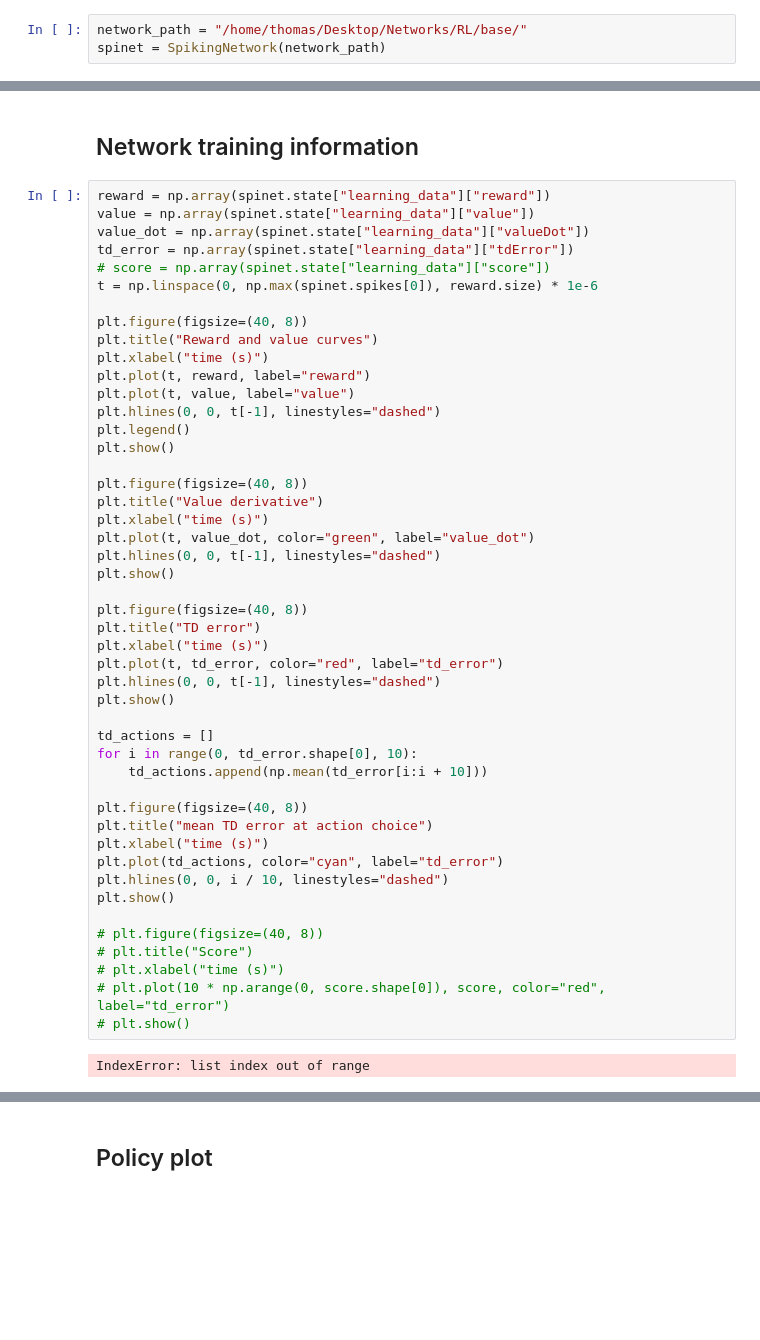
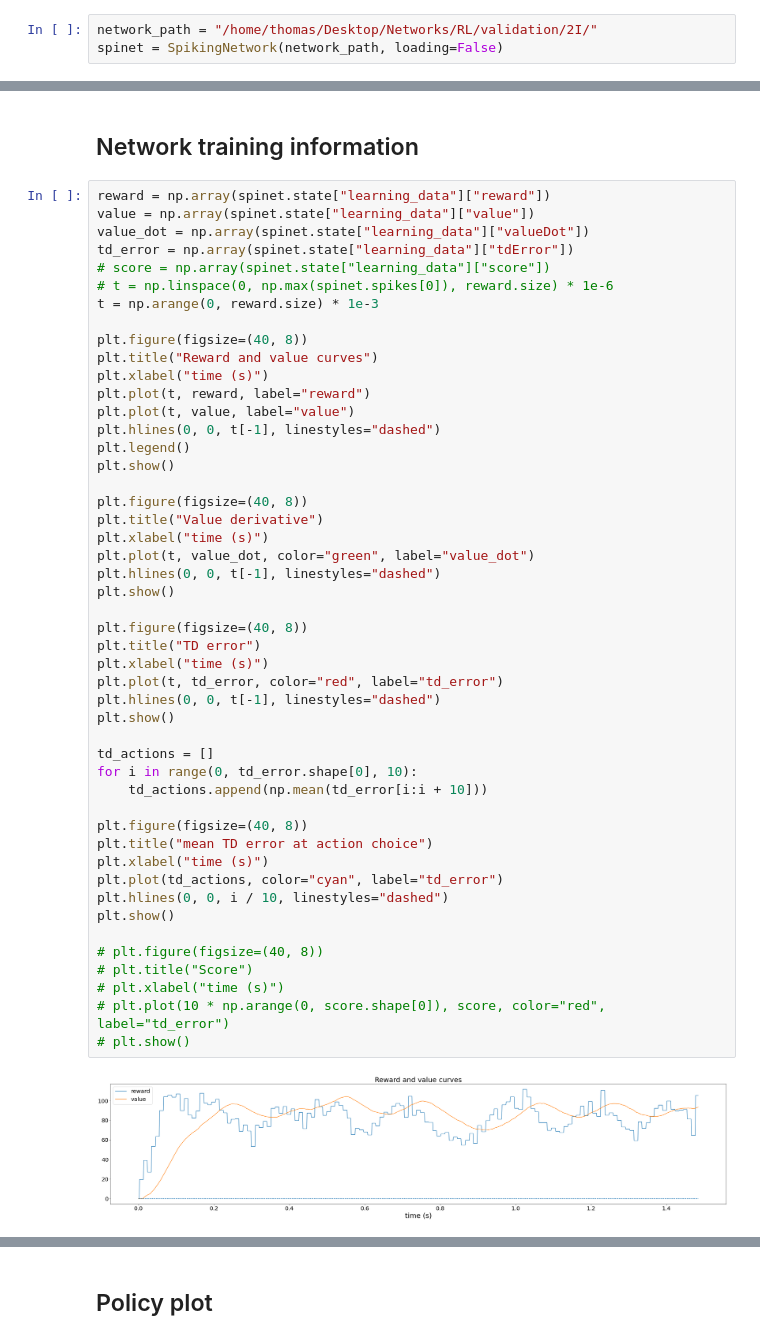
Before and after one commit to comsee-research/Neuvisys-analysis, a Jupyter notebook: Neuvisys.ipynb, the cells around one changed output, grey strips where cells are left out. Drawn from its saved outputs; the diff is of its cells as text; blank space fills up the shorter version.

```diff
--- a/Neuvisys.ipynb
+++ b/Neuvisys.ipynb
@@ -72,8 +72,8 @@ plt.rc('legend', fontsize=SMALL_SIZE)  # legend fontsize
 
 loads various information of the spiking neural network into a SpikingNetwork instance.
 # %%
-network_path = "/home/thomas/Desktop/Networks/RL/base/"
-spinet = SpikingNetwork(network_path)
+network_path = "/home/thomas/Desktop/Networks/RL/validation/2I/"
+spinet = SpikingNetwork(network_path, loading=False)
 # %% [markdown]
 ## Weights analysis
 
@@ -251,7 +251,8 @@ value = np.array(spinet.state["learning_data"]["value"])
 value_dot = np.array(spinet.state["learning_data"]["valueDot"])
 td_error = np.array(spinet.state["learning_data"]["tdError"])
 # score = np.array(spinet.state["learning_data"]["score"])
-t = np.linspace(0, np.max(spinet.spikes[0]), reward.size) * 1e-6
+# t = np.linspace(0, np.max(spinet.spikes[0]), reward.size) * 1e-6
+t = np.arange(0, reward.size) * 1e-3
 
 plt.figure(figsize=(40, 8))
 plt.title("Reward and value curves")
@@ -266,31 +267,31 @@ plt.figure(figsize=(40, 8))
 plt.title("Value derivative")
 plt.xlabel("time (s)")
 plt.plot(t, value_dot, color="green", label="value_dot")
 plt.hlines(0, 0, t[-1], linestyles="dashed")
 plt.show()
 
 plt.figure(figsize=(40, 8))
 plt.title("TD error")
 plt.xlabel("time (s)")
 plt.plot(t, td_error, color="red", label="td_error")
 plt.hlines(0, 0, t[-1], linestyles="dashed")
 plt.show()
 
 td_actions = []
 for i in range(0, td_error.shape[0], 10):
     td_actions.append(np.mean(td_error[i:i + 10]))
 
 plt.figure(figsize=(40, 8))
 plt.title("mean TD error at action choice")
 plt.xlabel("time (s)")
 plt.plot(td_actions, color="cyan", label="td_error")
 plt.hlines(0, 0, i / 10, linestyles="dashed")
 plt.show()
 
 # plt.figure(figsize=(40, 8))
 # plt.title("Score")
 # plt.xlabel("time (s)")
 # plt.plot(10 * np.arange(0, score.shape[0]), score, color="red", label="td_error")
 # plt.show()
 # %% [output]
-IndexError: list index out of range
+[figure, added]
```
Also changed, not shown: parts of 1 cell of this notebook, 1 other file.
